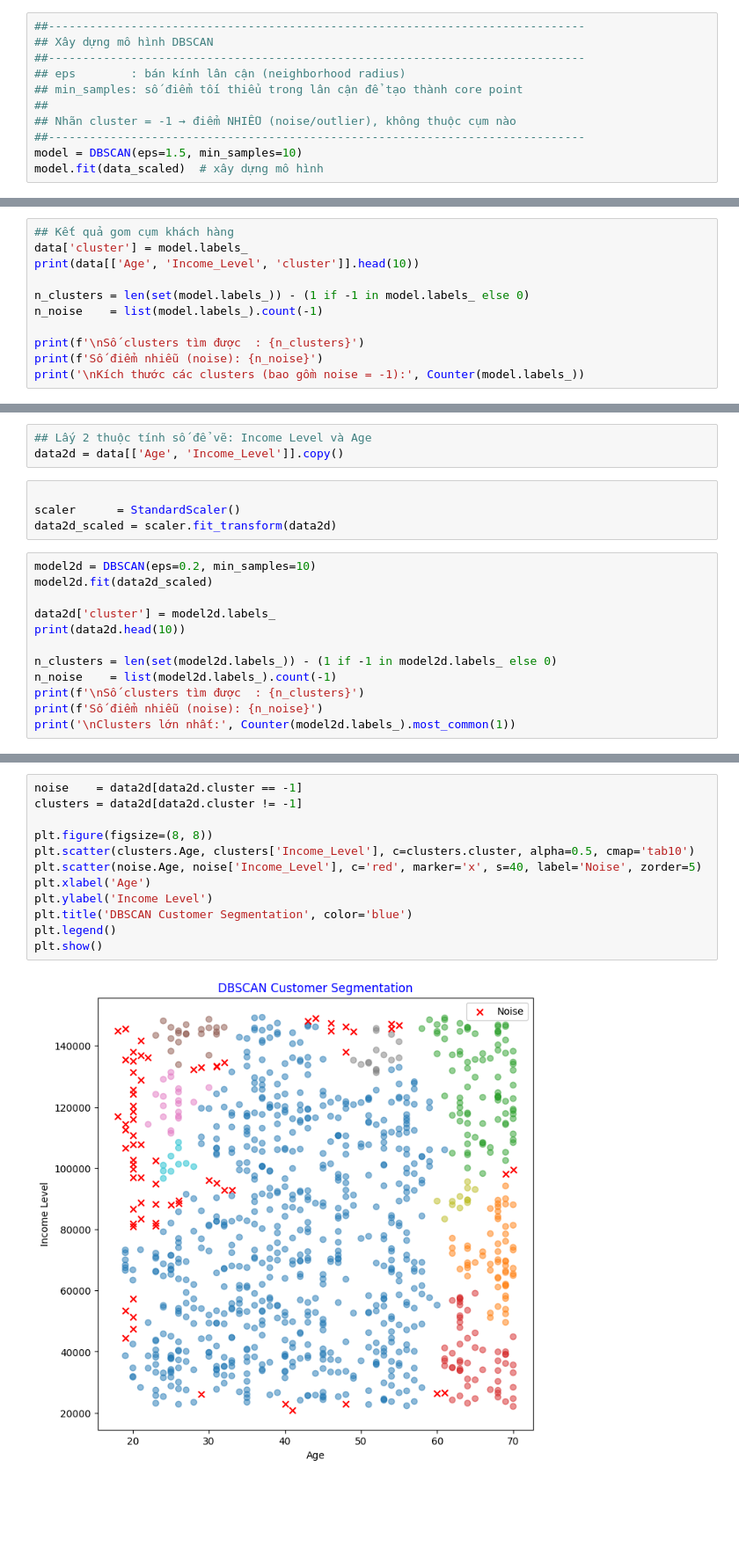
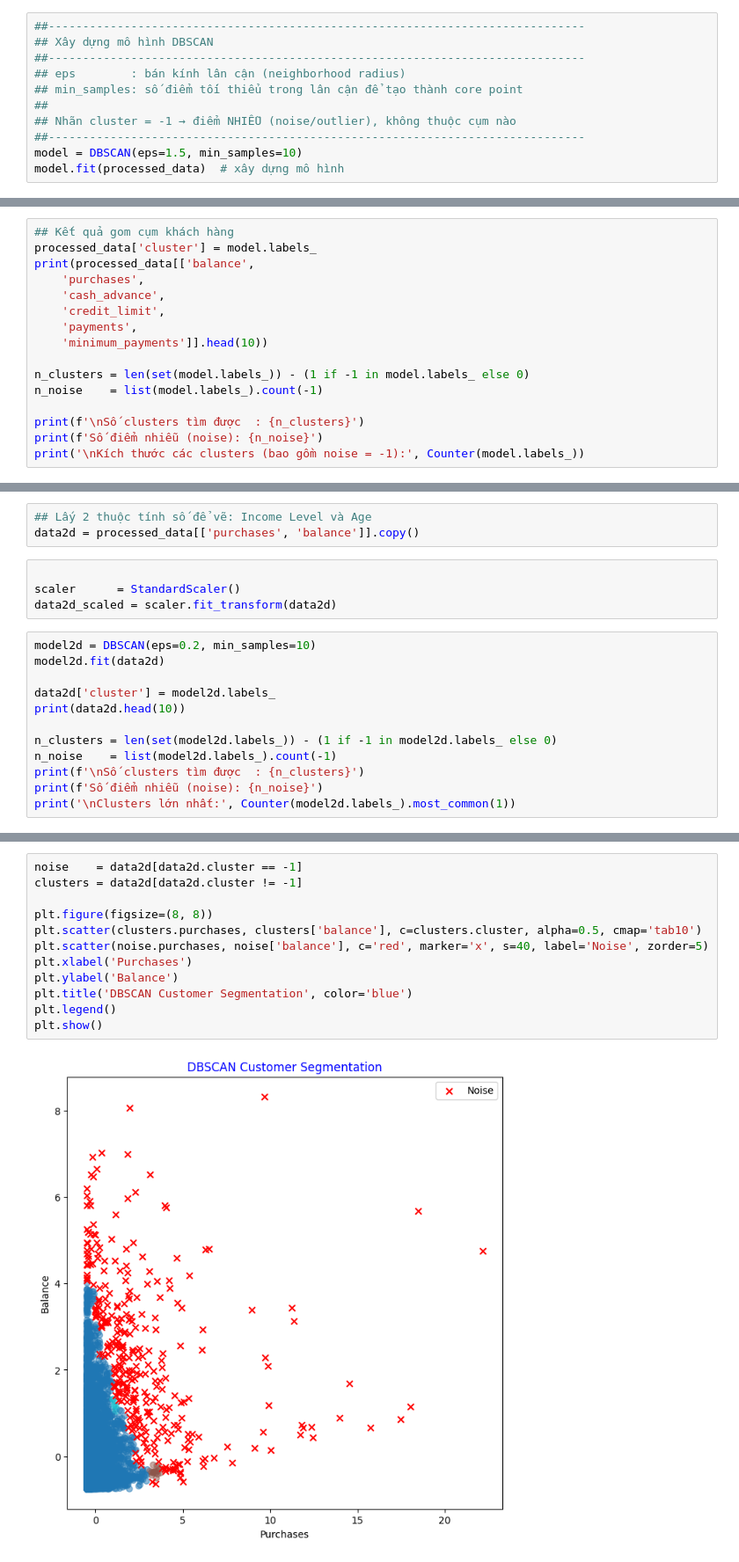
Before and after one commit to GiaHuy910/CLARANS-IN-MARKETING, a Jupyter notebook: customer_clustering/Dbscan.ipynb, the cells around one changed output, grey strips where cells are left out. Shown at 88% size. Cells and saved outputs as stored; diff of their text form; blank space fills up the shorter version.

```diff
--- a/customer_clustering/Dbscan.ipynb
+++ b/customer_clustering/Dbscan.ipynb
@@ -101,7 +51,7 @@ Dữ liệu sau chuẩn hóa (5 dòng đầu):
 ## Nhãn cluster = -1 → điểm NHIỄU (noise/outlier), không thuộc cụm nào
 ##------------------------------------------------------------------------------
 model = DBSCAN(eps=1.5, min_samples=10)
-model.fit(data_scaled)  # xây dựng mô hình
+model.fit(processed_data)  # xây dựng mô hình
 # %% [output]
 DBSCAN(eps=1.5, min_samples=10)
 # %%
@@ -114,8 +64,13 @@ jlb.dump(model, '../customer_clustering/Output/DBSCAN.mdl')
 model = jlb.load('../customer_clustering/Output/DBSCAN.mdl')
 # %%
 ## Kết quả gom cụm khách hàng
-data['cluster'] = model.labels_
-print(data[['Age', 'Income_Level', 'cluster']].head(10))
+processed_data['cluster'] = model.labels_
+print(processed_data[['balance',
+    'purchases',
+    'cash_advance',
+    'credit_limit',
+    'payments',
+    'minimum_payments']].head(10))
 
 n_clusters = len(set(model.labels_)) - (1 if -1 in model.labels_ else 0)
 n_noise    = list(model.labels_).count(-1)
@@ -144,14 +99,14 @@ Kích thước các clusters (bao gồm noise = -1): Counter({np.int64(17): 77,
 Biểu diễn trực quan
 # %%
 ## Lấy 2 thuộc tính số để vẽ: Income Level và Age
-data2d = data[['Age', 'Income_Level']].copy()
+data2d = processed_data[['purchases', 'balance']].copy()
 # %%
 
 scaler      = StandardScaler()
 data2d_scaled = scaler.fit_transform(data2d)
 # %%
 model2d = DBSCAN(eps=0.2, min_samples=10)
-model2d.fit(data2d_scaled)
+model2d.fit(data2d)
 
 data2d['cluster'] = model2d.labels_
 print(data2d.head(10))
@@ -193,14 +148,14 @@ eps=1.0 → clusters: 1, noise: 0
 # %%
 noise    = data2d[data2d.cluster == -1]
 clusters = data2d[data2d.cluster != -1]
 
 plt.figure(figsize=(8, 8))
-plt.scatter(clusters.Age, clusters['Income_Level'], c=clusters.cluster, alpha=0.5, cmap='tab10')
-plt.scatter(noise.Age, noise['Income_Level'], c='red', marker='x', s=40, label='Noise', zorder=5)
-plt.xlabel('Age')
-plt.ylabel('Income Level')
+plt.scatter(clusters.purchases, clusters['balance'], c=clusters.cluster, alpha=0.5, cmap='tab10')
+plt.scatter(noise.purchases, noise['balance'], c='red', marker='x', s=40, label='Noise', zorder=5)
+plt.xlabel('Purchases')
+plt.ylabel('Balance')
 plt.title('DBSCAN Customer Segmentation', color='blue')
 plt.legend()
 plt.show()
 # %% [output]
-[figure, old version]
+[figure, new version]
```
Also changed, not shown: parts of 8 cells of this notebook, 13 other files.
